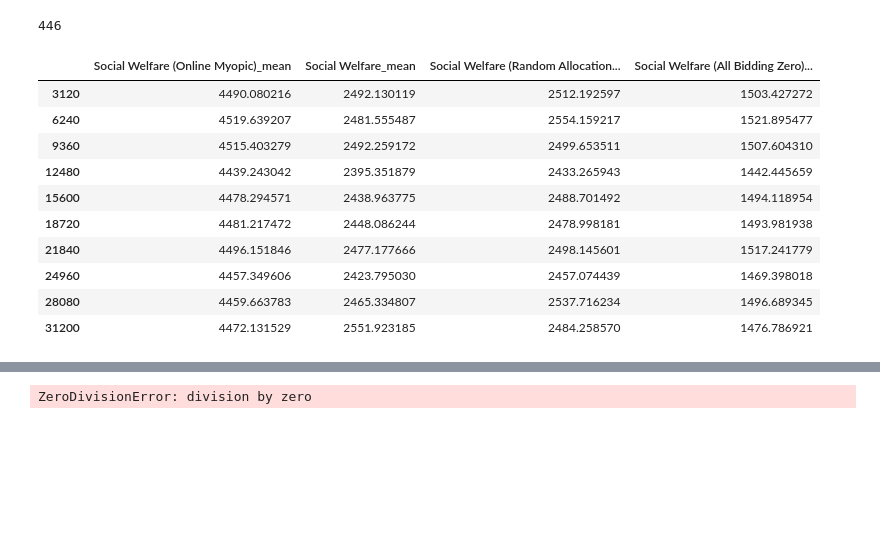
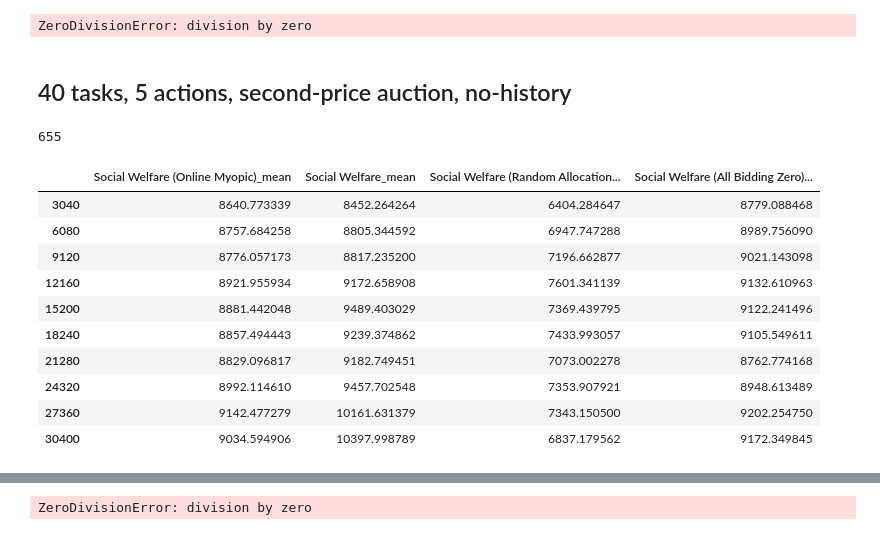
Before and after one commit to fb1n15/edge-cloud-resource-allocation-using-MARL, a Jupyter notebook: src/jupyter_notebooks/Analysis_of_results.ipynb, the cells around one changed output, grey strips where cells are left out. Drawn from its saved outputs; the diff is of its cells as text; code cells hidden in the pictures; blank space fills up the shorter version.

```diff
--- a/src/jupyter_notebooks/Analysis_of_results.ipynb
+++ b/src/jupyter_notebooks/Analysis_of_results.ipynb
@@ -23,6 +23,6 @@ plt.rcParams["figure.figsize"] = fig_size
 # https://stackoverflow.com/a/29206464/7060068
 import os
 
-path = '/Users/fan/OneDrive - University of Southampton/My-Projects/Edge-Cloud-Resource-Allocation/marl-edge-cloud/results/edge_cloud_independent_ppo_with_history_5-actions_env-3_cooperative_first-price'
+path = '/Users/fan/OneDrive - University of Southampton/My-Projects/Edge-Cloud-Resource-Allocation/marl-edge-cloud/results/5-actions_first-price_no-history_revenue'
 dir_list = os.listdir(path)
 # print(dir_list)
@@ -29,51 +129,65 @@ dir_list = os.listdir(path)
+# %%
+1/0
+# %% [output]
+ZeroDivisionError: division by zero
+# %% [markdown]
+## 40 tasks, 5 actions, second-price auction, no-history
+# %%
+# get all names from the folder
+# https://stackoverflow.com/a/29206464/7060068
+import os
+
+path = '/Users/fan/OneDrive - University of Southampton/My-Projects/Edge-Cloud-Resource-Allocation/marl-edge-cloud/results/5-actions_second-price_no-history_revenue'
+dir_list = os.listdir(path)
+# print(dir_list)
 # %%
 # read results in .json files
 import json
 
-hyperparamter_string = '2021-11-10'
+hyperparamter_string = 'lr=0.0001,layers=[256, 256],train_batch_size=3000'
 
 df_results = pd.DataFrame()
 results = []
 for folder in dir_list:
     file_path = f'{path}/{folder}/result.json'
     if hyperparamter_string not in file_path:  # only consider the specific hyperparameters combination
         continue
     if not os.path.isfile(file_path):  # jump over useless paths
         continue
     # load data using Python JSON module
 #     print(file_path)
     with open(file_path) as f:
         # json.loads (and json.load) does not decode multiple json object. So load each line at a time.
         # https://stackoverflow.com/a/29312618/7060068
         for line in f:
             data = json.loads(line)
 #             print(data)
 #             break
             data_row = data['custom_metrics']
 
     #         df = pd.DataFrame.from_dict(data, index=0)
             # https://stackoverflow.com/a/17840195/7060068
             df = pd.DataFrame(data_row, index=[data['timesteps_total']])
             results.append(df)
 
 df_results = pd.concat(results, axis=0)
 df_results = df_results[['Social Welfare (Online Myopic)_mean', 'Social Welfare_mean',
                          'Social Welfare (Random Allocation)_mean', 'Social Welfare (All Bidding Zero)_mean']]
 print(len(df_results))
 df_results.head(10)
 # %% [output]
-446
+655
 |  | Social Welfare (Online Myopic)_mean | Social Welfare_mean | Social Welfare (Random Allocation... | Social Welfare (All Bidding Zero)... |
-| 3120 | 4490.080216 | 2492.130119 | 2512.192597 | 1503.427272 |
-| 6240 | 4519.639207 | 2481.555487 | 2554.159217 | 1521.895477 |
-| 9360 | 4515.403279 | 2492.259172 | 2499.653511 | 1507.604310 |
-| 12480 | 4439.243042 | 2395.351879 | 2433.265943 | 1442.445659 |
-| 15600 | 4478.294571 | 2438.963775 | 2488.701492 | 1494.118954 |
-| 18720 | 4481.217472 | 2448.086244 | 2478.998181 | 1493.981938 |
-| 21840 | 4496.151846 | 2477.177666 | 2498.145601 | 1517.241779 |
-| 24960 | 4457.349606 | 2423.795030 | 2457.074439 | 1469.398018 |
-| 28080 | 4459.663783 | 2465.334807 | 2537.716234 | 1496.689345 |
-| 31200 | 4472.131529 | 2551.923185 | 2484.258570 | 1476.786921 |
+| 3040 | 8640.773339 | 8452.264264 | 6404.284647 | 8779.088468 |
+| 6080 | 8757.684258 | 8805.344592 | 6947.747288 | 8989.756090 |
+| 9120 | 8776.057173 | 8817.235200 | 7196.662877 | 9021.143098 |
+| 12160 | 8921.955934 | 9172.658908 | 7601.341139 | 9132.610963 |
+| 15200 | 8881.442048 | 9489.403029 | 7369.439795 | 9122.241496 |
+| 18240 | 8857.494443 | 9239.374862 | 7433.993057 | 9105.549611 |
+| 21280 | 8829.096817 | 9182.749451 | 7073.002278 | 8762.774168 |
+| 24320 | 8992.114610 | 9457.702548 | 7353.907921 | 8948.613489 |
+| 27360 | 9142.477279 | 10161.631379 | 7343.150500 | 9202.254750 |
+| 30400 | 9034.594906 | 10397.998789 | 6837.179562 | 9172.349845 |
 # %%
 # make the number of timesteps as a new column
 # https://pandas.pydata.org/docs/reference/api/pandas.DataFrame.reset_index.html
```
Also changed, not shown: parts of 20 cells of this notebook, 4 other files.
